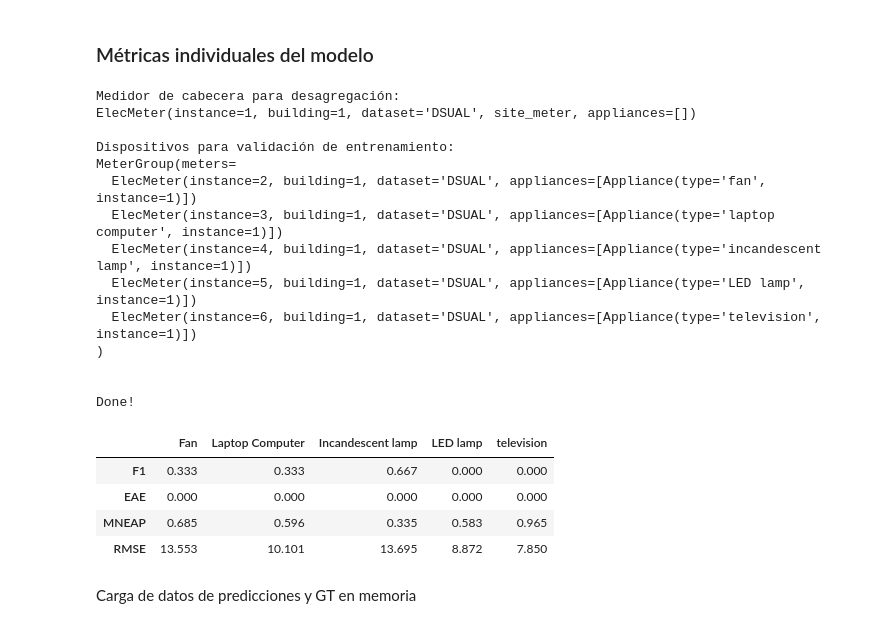
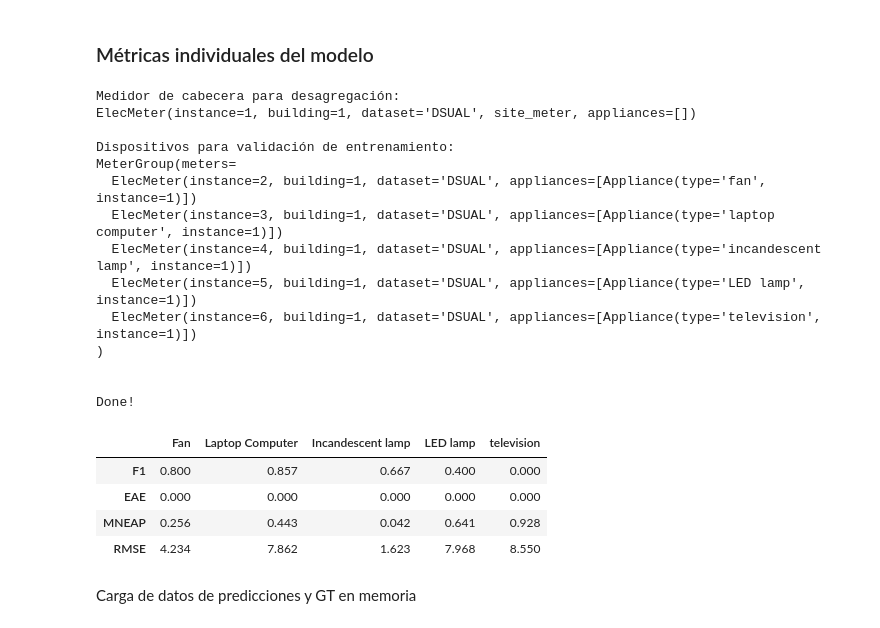
Before and after one commit to crn565/OMPM, a Jupyter notebook: 8.-METRICAS.ipynb, the cells around one changed output. Saved outputs shown, nothing was run; the diff lists cells and outputs as text; code cells hidden in the pictures.

```diff
--- a/8.-METRICAS.ipynb
+++ b/8.-METRICAS.ipynb
@@ -78,6 +78,12 @@ e = []
 #MNEAP	0.997	0.691	0.554	0.66	0.515
 #RMSE	17.227	11.764	22.232	11.22	5.823
 
+#dataset=DataSet(data_dir+'NILM/Results/CO_30s_first_pred.h5')
+#	Fan	Laptop Computer	Incandescent lamp	LED lamp	television
+#F1	1.000	0.750	0.667	0.000	0.000
+#EAE	0.000	0.000	0.000	0.000	0.000
+#MNEAP	0.403	0.625	0.032	0.796	0.544
+#RMSE	6.634	11.200	1.180	10.992	6.255
 
 
 #dataset=DataSet(data_dir+'NILM/Results/CO_10s_mean_pred.h5')
@@ -88,23 +94,23 @@ e = []
 #RMSE	4.008	10.648	7.836	6.333	8.703
 
 
-
-#dataset=DataSet(data_dir+'NILM/Results/CO_30s_first_pred.h5')
-
-#	Fan	Laptop Computer	Incandescent lamp	LED lamp	television
-#F1	1.000	0.750	0.667	0.000	0.000
-#EAE	0.000	0.000	0.000	0.000	0.000
-#MNEAP	0.403	0.625	0.032	0.796	0.544
-#RMSE	6.634	11.200	1.180	10.992	6.255
-
-
-
-dataset=DataSet(data_dir+'NILM/Results/FHMM_60s_mean_pred.h5')
+#dataset=DataSet(data_dir+'NILM/Results/FHMM_60s_mean_pred.h5')
 #	Fan	Laptop Computer	Incandescent lamp	LED lamp	television
 #F1	0.333	0.333	0.667	0.000	0.000
 #EAE	0.000	0.000	0.000	0.000	0.000
 #MNEAP	0.685	0.596	0.335	0.583	0.965
 #RMSE	13.553	10.101	13.695	8.872	7.850
+
+
+
+
+
+dataset=DataSet(data_dir+'NILM/Results/CO_30s_median_pred.h5')
+#	Fan	Laptop Computer	Incandescent lamp	LED lamp	television
+#F1	0.800	0.857	0.667	0.400	0.000
+#EAE	0.000	0.000	0.000	0.000	0.000
+#MNEAP	0.256	0.443	0.042	0.641	0.928
+#RMSE	4.234	7.862	1.623	7.968	8.550
 
 
 predictions=dataset.buildings[1].elec.submeters()
@@ -123,37 +129,37 @@ eae['EAE'] = e
 #feac['FEAC'] = np.ones(6)*(fraction_energy_assigned_correctly(predictions, valid_Devices))
 mneap['MNEAP'] = mean_normalized_error_power(predictions, valid_Devices)
 rmse['RMSE'] = rms_error_power(predictions, valid_Devices)
 met.append(pd.concat([pd.DataFrame(feac, index=valid_Devices.instance()),
                       pd.DataFrame(f1),
                       pd.DataFrame(eae, index=valid_Devices.instance()),
                       pd.DataFrame(mneap),
                       pd.DataFrame(rmse)],
                      axis=1).set_index(pd.Index(index)))
 
 dataset.store.close()
 print('\n\nDone!')
 metrics=met[0].transpose().round(3)
 metrics
 # %% [output]
 Medidor de cabecera para desagregación:
 ElecMeter(instance=1, building=1, dataset='DSUAL', site_meter, appliances=[])
 
 Dispositivos para validación de entrenamiento:
 MeterGroup(meters=
   ElecMeter(instance=2, building=1, dataset='DSUAL', appliances=[Appliance(type='fan', instance=1)])
   ElecMeter(instance=3, building=1, dataset='DSUAL', appliances=[Appliance(type='laptop computer', instance=1)])
   ElecMeter(instance=4, building=1, dataset='DSUAL', appliances=[Appliance(type='incandescent lamp', instance=1)])
   ElecMeter(instance=5, building=1, dataset='DSUAL', appliances=[Appliance(type='LED lamp', instance=1)])
   ElecMeter(instance=6, building=1, dataset='DSUAL', appliances=[Appliance(type='television', instance=1)])
 )
 
 
 Done!
 |  | Fan | Laptop Computer | Incandescent lamp | LED lamp | television |
-| F1 | 0.333 | 0.333 | 0.667 | 0.000 | 0.000 |
+| F1 | 0.800 | 0.857 | 0.667 | 0.400 | 0.000 |
 | EAE | 0.000 | 0.000 | 0.000 | 0.000 | 0.000 |
-| MNEAP | 0.685 | 0.596 | 0.335 | 0.583 | 0.965 |
-| RMSE | 13.553 | 10.101 | 13.695 | 8.872 | 7.850 |
+| MNEAP | 0.256 | 0.443 | 0.042 | 0.641 | 0.928 |
+| RMSE | 4.234 | 7.862 | 1.623 | 7.968 | 8.550 |
 # %% [markdown]
 Carga de datos de predicciones y GT en memoria
 # %%
```
Also changed, not shown: parts of 9 cells of this notebook, 3 other files.
